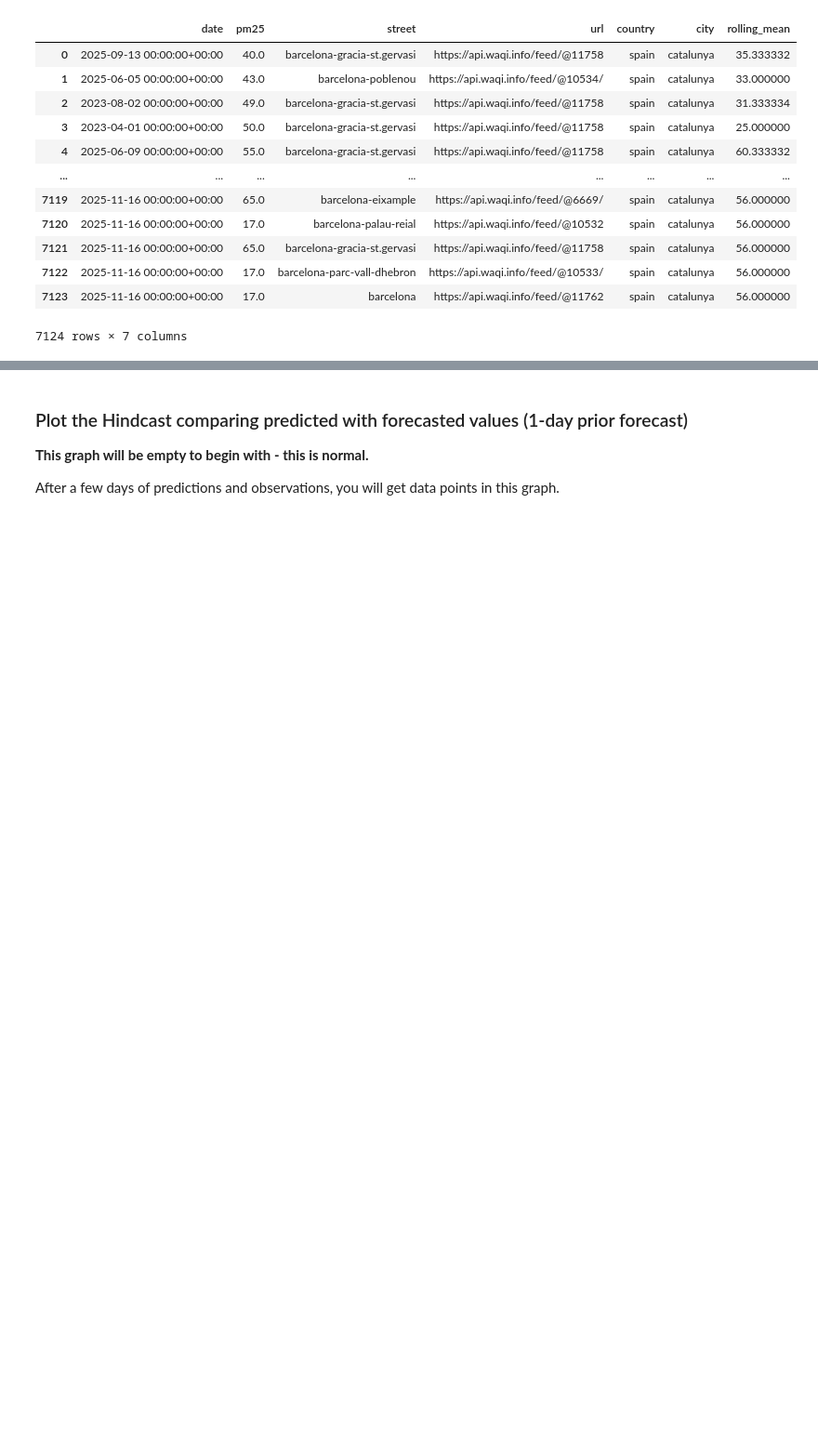
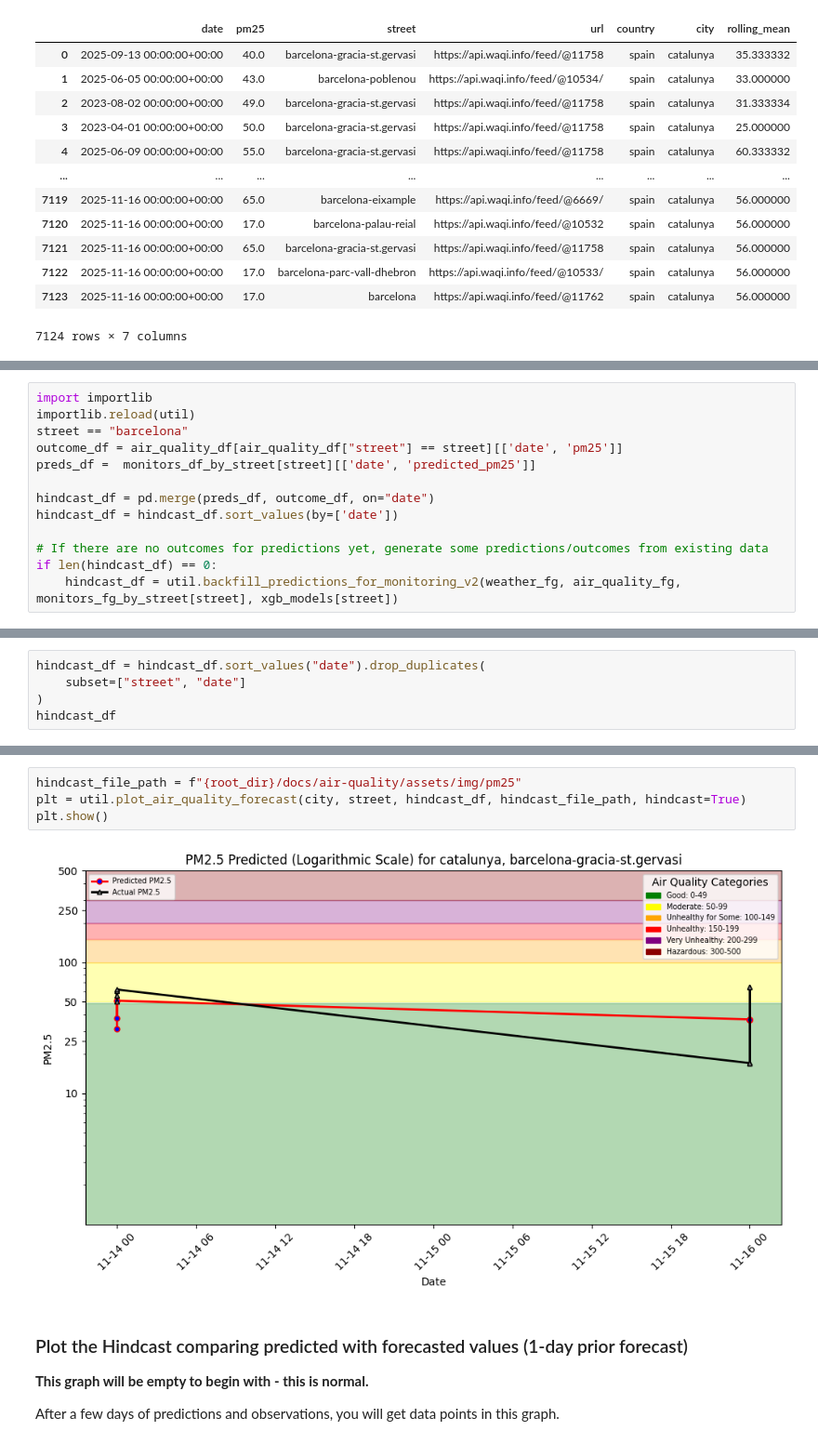
Before and after one commit to fzohra-ux/mlfs-book, a Jupyter notebook: notebooks/airquality/4_air_quality_batch_inference-per_city.ipynb, the cells around one changed output, grey strips where cells are left out. Shown: that part at 93% size. Drawn from its saved outputs; the diff is of its cells as text; blank space fills up the shorter version.

```diff
--- a/notebooks/airquality/4_air_quality_batch_inference-per_city.ipynb
+++ b/notebooks/airquality/4_air_quality_batch_inference-per_city.ipynb
@@ -517,0 +465,13 @@ https://c.app.hopsworks.ai:443/p/1279126/jobs/named/aq_predictions_barcelona_pob
+# %%
+import importlib
+importlib.reload(util)
+street == "barcelona"
+outcome_df = air_quality_df[air_quality_df["street"] == street][['date', 'pm25']]
+preds_df =  monitors_df_by_street[street][['date', 'predicted_pm25']]
+
+hindcast_df = pd.merge(preds_df, outcome_df, on="date")
+hindcast_df = hindcast_df.sort_values(by=['date'])
+
+# If there are no outcomes for predictions yet, generate some predictions/outcomes from existing data
+if len(hindcast_df) == 0:
+    hindcast_df = util.backfill_predictions_for_monitoring_v2(weather_fg, air_quality_fg, monitors_fg_by_street[street], xgb_models[street])
@@ -517,0 +511,5 @@ https://c.app.hopsworks.ai:443/p/1279126/jobs/named/aq_predictions_barcelona_pob
+# %%
+hindcast_df = hindcast_df.sort_values("date").drop_duplicates(
+    subset=["street", "date"]
+)
+hindcast_df
@@ -518,3 +524,9 @@ https://c.app.hopsworks.ai:443/p/1279126/jobs/named/aq_predictions_barcelona_pob
+# %%
+hindcast_file_path = f"{root_dir}/docs/air-quality/assets/img/pm25"
+plt = util.plot_air_quality_forecast(city, street, hindcast_df, hindcast_file_path, hindcast=True)
+plt.show()
+# %% [output]
+[figure, added]
 # %% [markdown]
 ### Plot the Hindcast comparing predicted with forecasted values (1-day prior forecast)
 
```
Also changed, not shown: parts of 5 cells of this notebook, 2 other files.
